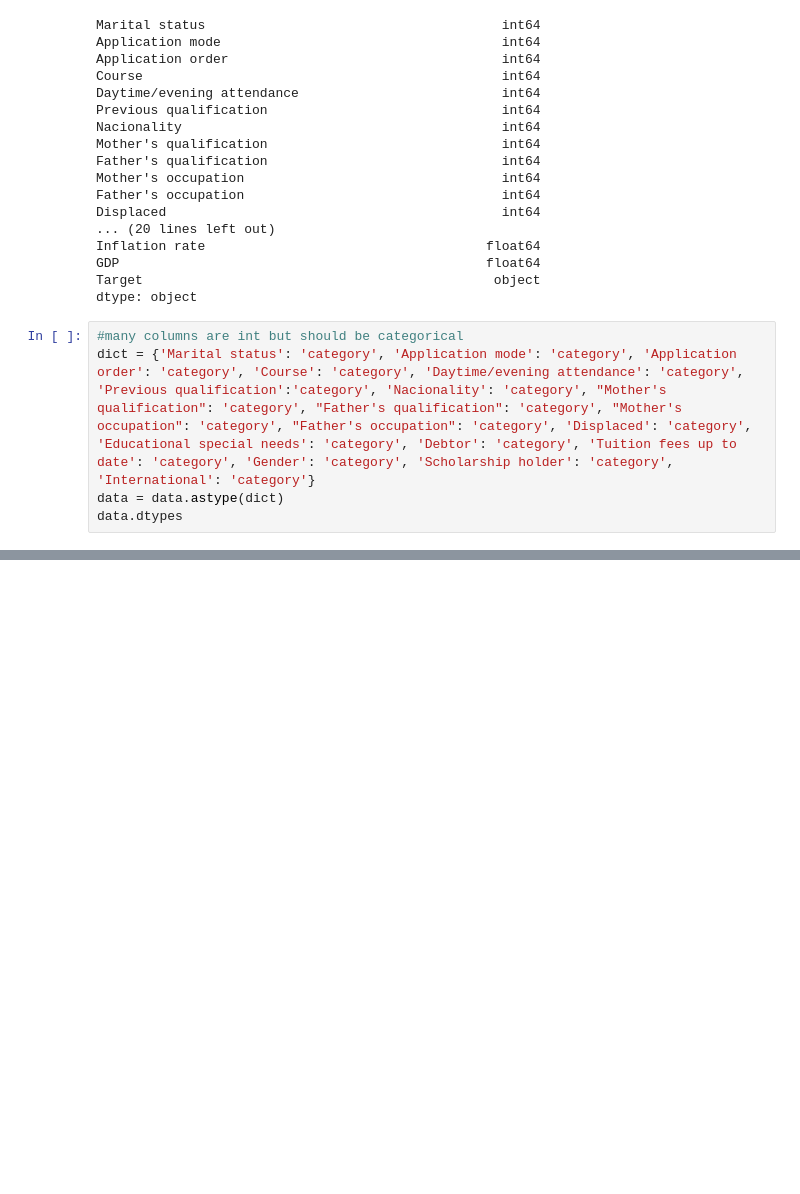
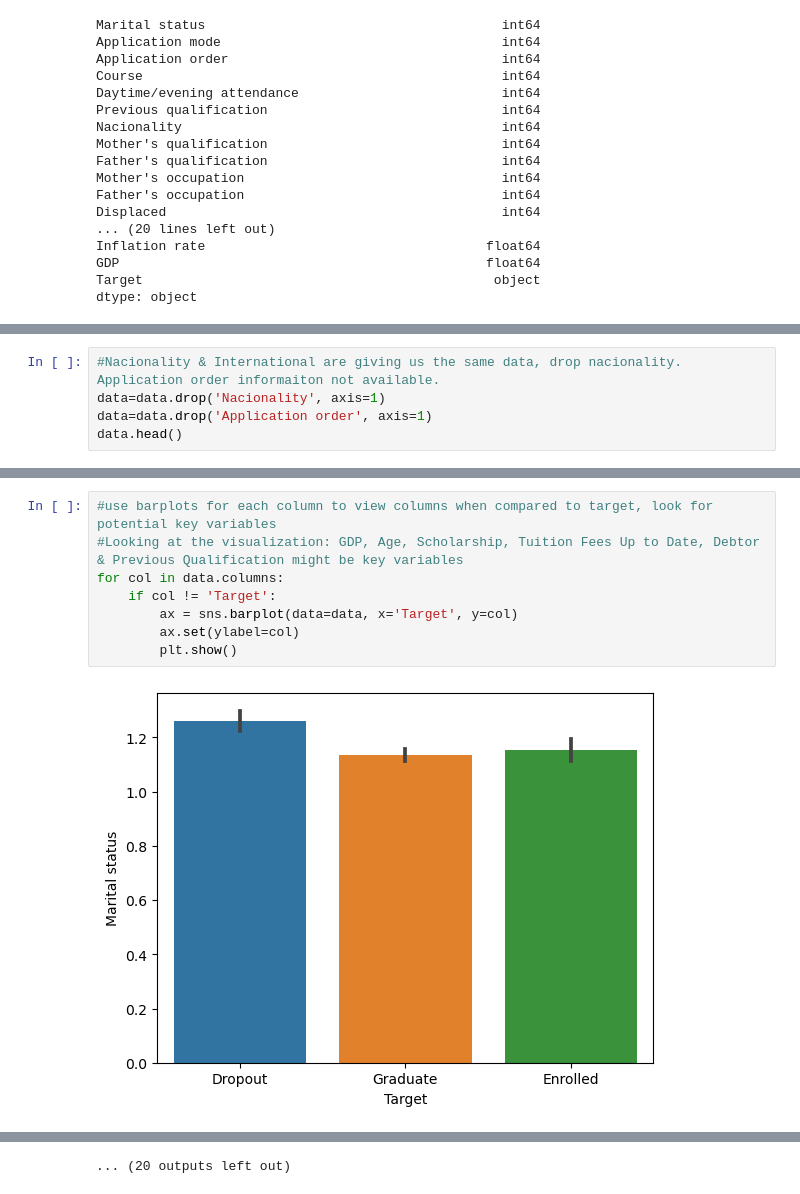
Before and after one commit to dpatteson/Capstone2, a Jupyter notebook: Capstone 2/Data Wrangling Capstone 2 -- Darryl Patteson.ipynb, the cells around one changed output, grey strips where cells are left out. Cells and saved outputs as stored; diff of their text form; blank space fills up the shorter version.

```diff
--- a/Capstone 2/Data Wrangling Capstone 2 -- Darryl Patteson.ipynb
+++ b/Capstone 2/Data Wrangling Capstone 2 -- Darryl Patteson.ipynb
@@ -84,8 +84,3 @@ Inflation rate                                    float64
 GDP                                               float64
 Target                                             object
 dtype: object
-# %%
-#many columns are int but should be categorical
-dict = {'Marital status': 'category', 'Application mode': 'category', 'Application order': 'category', 'Course': 'category', 'Daytime/evening attendance': 'category', 'Previous qualification':'category', 'Nacionality': 'category', "Mother's qualification": 'category', "Father's qualification": 'category', "Mother's occupation": 'category', "Father's occupation": 'category', 'Displaced': 'category', 'Educational special needs': 'category', 'Debtor': 'category', 'Tuition fees up to date': 'category', 'Gender': 'category', 'Scholarship holder': 'category', 'International': 'category'}
-data = data.astype(dict)
-data.dtypes
@@ -154,0 +157,5 @@ Name: count, dtype: float64
+# %%
+#Nacionality & International are giving us the same data, drop nacionality. Application order informaiton not available.
+data=data.drop('Nacionality', axis=1)
+data=data.drop('Application order', axis=1)
+data.head()
@@ -154,0 +170,10 @@ Name: count, dtype: float64
+# %%
+#use barplots for each column to view columns when compared to target, look for potential key variables
+#Looking at the visualization: GDP, Age, Scholarship, Tuition Fees Up to Date, Debtor & Previous Qualification might be key variables
+for col in data.columns:
+    if col != 'Target':
+        ax = sns.barplot(data=data, x='Target', y=col)
+        ax.set(ylabel=col)
+        plt.show()
+# %% [output]
+[figure, added]
@@ -154,0 +191 @@ Name: count, dtype: float64
+... (20 outputs left out)
```
Also changed, not shown: parts of 26 cells of this notebook, 1 other file.
